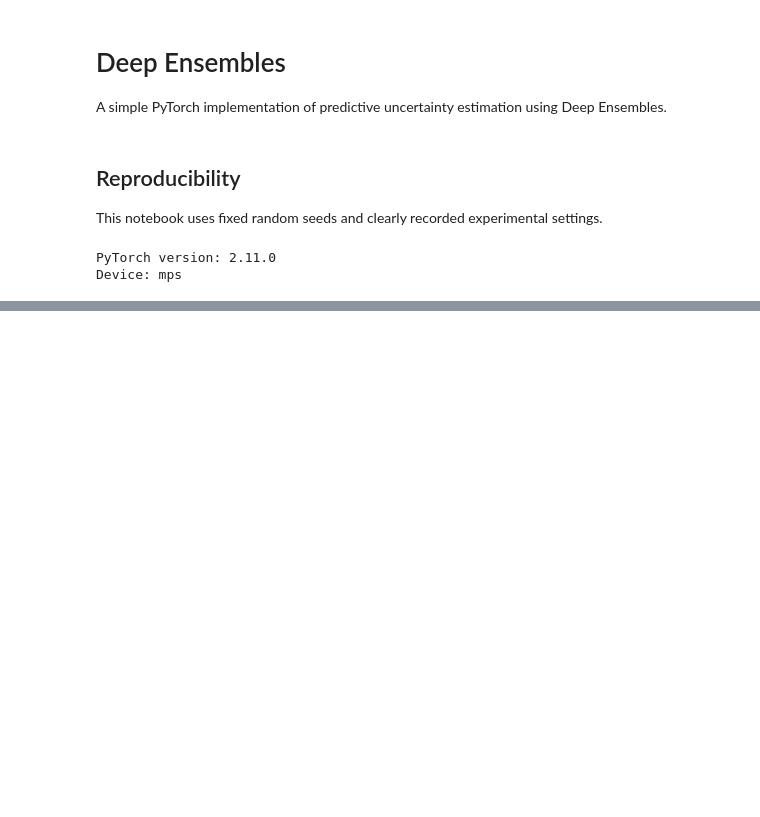
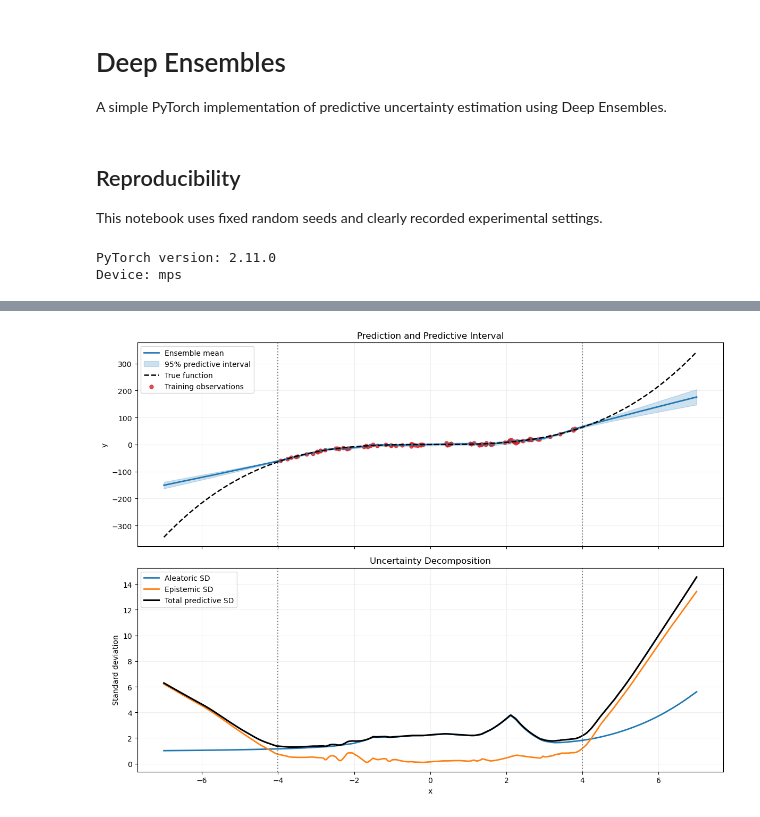
Before and after one commit to nakulpandit/MSc-UQ-Deep-Ensembles-ACCRUE, a Jupyter notebook: deep_ensembles.ipynb, the cells around one changed output, grey strips where cells are left out. Cells and saved outputs as stored; diff of their text form; code cells hidden in the pictures; blank space fills up the shorter version.

```diff
--- a/deep_ensembles.ipynb
+++ b/deep_ensembles.ipynb
@@ -60,0 +841,92 @@ Evaluate accuracy, likelihood, coverage, calibration and uncertainty under distr
+# %%
+fig, axes = plt.subplots(
+    2,
+    1,
+    figsize=(12, 9),
+    sharex=True,
+)
+
+axes[0].plot(
+    x_test[:, 0],
+    ensemble_mean,
+    color="tab:blue",
+    linewidth=2,
+    label="Ensemble mean",
+)
+
+axes[0].fill_between(
+    x_test[:, 0],
+    lower_95,
+    upper_95,
+    color="tab:blue",
+    alpha=0.22,
+    label="95% predictive interval",
+)
+
+axes[0].plot(
+    x_test[:, 0],
+    y_test_true[:, 0],
+    color="black",
+    linestyle="--",
+    linewidth=1.8,
+    label="True function",
+)
+
+axes[0].scatter(
+    x_train[:, 0],
+    y_train[:, 0],
+    color="tab:red",
+    s=25,
+    alpha=0.8,
+    label="Training observations",
+)
+
+axes[0].set_ylabel("y")
+axes[0].set_title("Prediction and Predictive Interval")
+axes[0].legend()
+axes[0].grid(alpha=0.2)
+
+axes[1].plot(
+    x_test[:, 0],
+    aleatoric_std,
+    linewidth=2,
+    label="Aleatoric SD",
+)
+
+axes[1].plot(
+    x_test[:, 0],
+    epistemic_std,
+    linewidth=2,
+    label="Epistemic SD",
+)
+
+axes[1].plot(
+    x_test[:, 0],
+    total_std,
+    color="black",
+    linewidth=2.2,
+    label="Total predictive SD",
+)
+
+for axis in axes:
+    axis.axvline(
+        X_TRAIN_MIN,
+        color="grey",
+        linestyle=":",
+    )
+    axis.axvline(
+        X_TRAIN_MAX,
+        color="grey",
+        linestyle=":",
+    )
+
+axes[1].set_xlabel("x")
+axes[1].set_ylabel("Standard deviation")
+axes[1].set_title("Uncertainty Decomposition")
+axes[1].legend()
+axes[1].grid(alpha=0.2)
+
+plt.tight_layout()
+plt.show()
+# %% [output]
+[figure, added]
```
Also changed, not shown: parts of 32 cells of this notebook.
